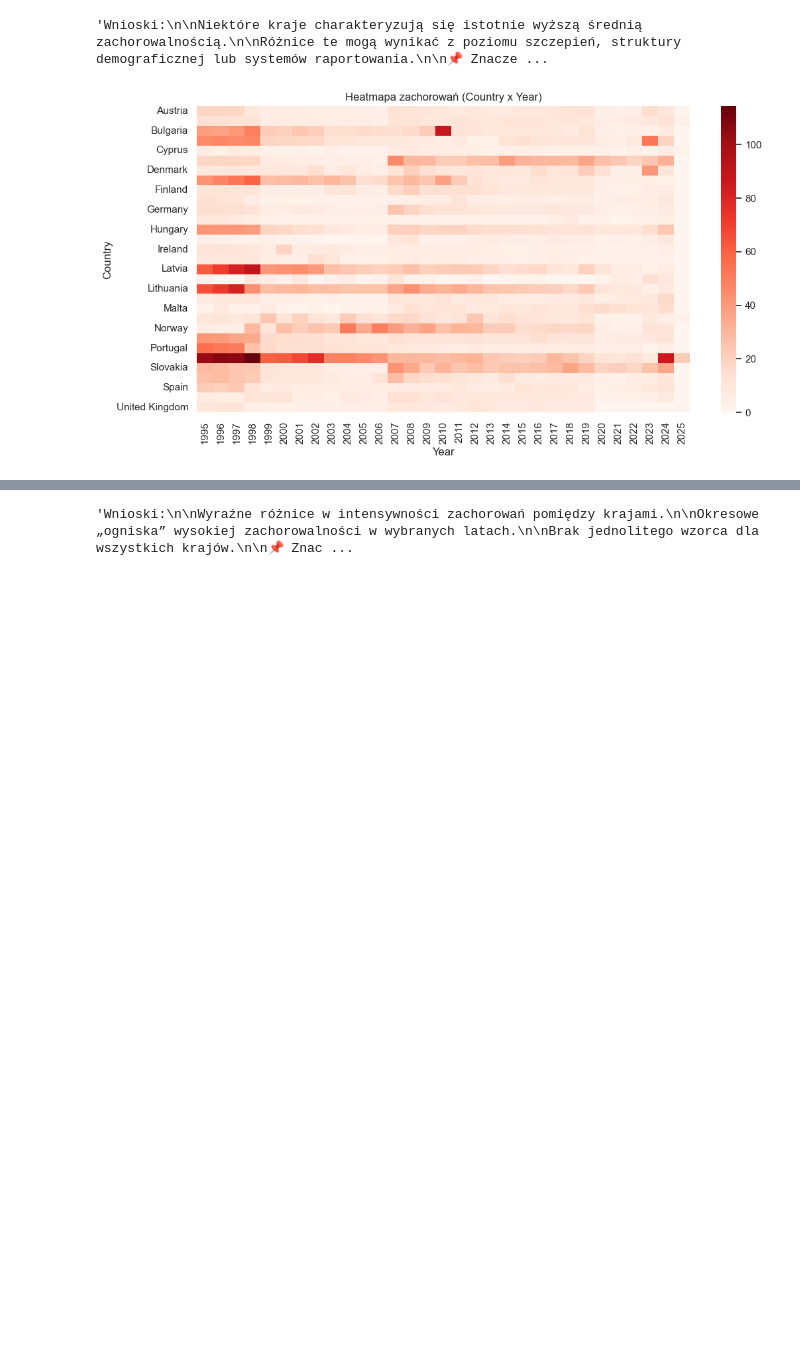
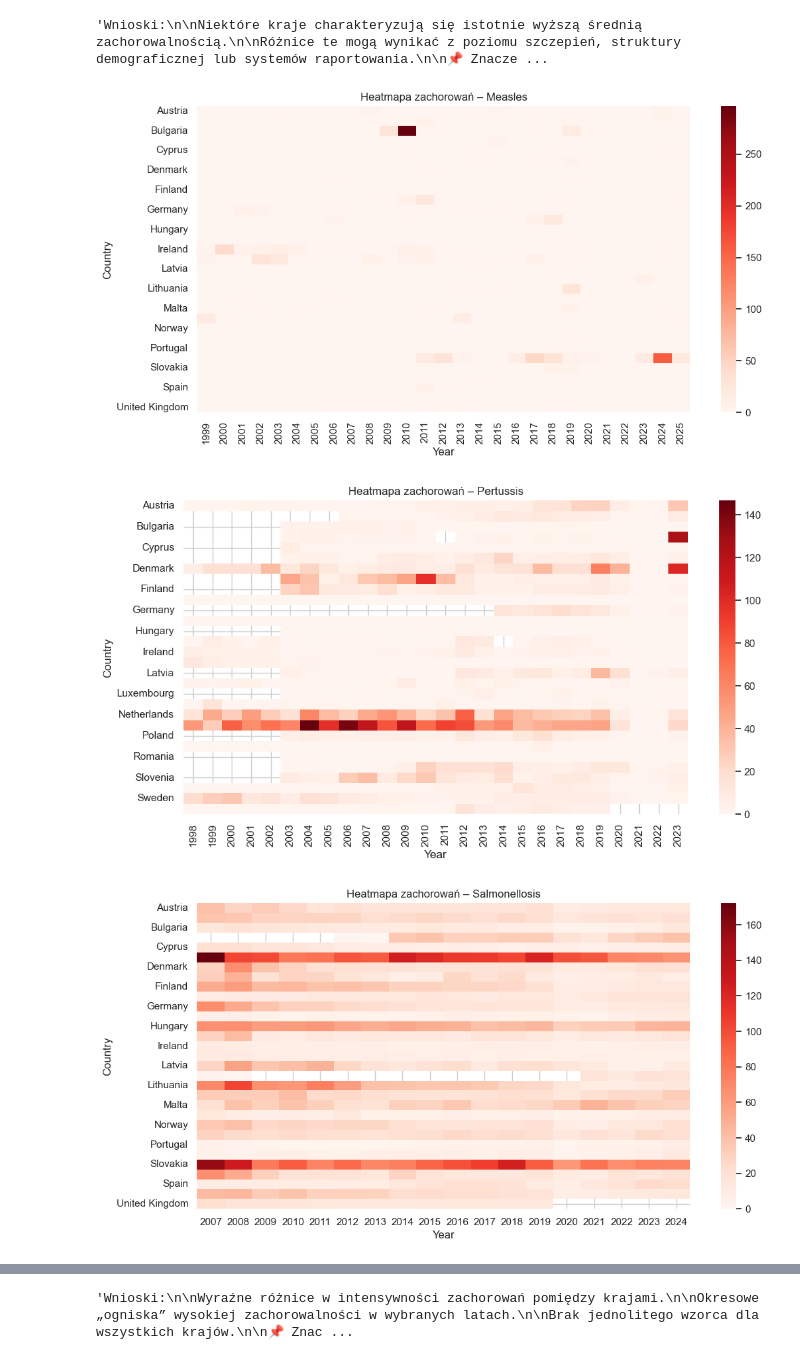
Before and after one commit to Baartek57548/ProjektChorobyZakazne, a Jupyter notebook: data_works/trends.ipynb, the cells around one changed output, grey strips where cells are left out. Drawn from its saved outputs; the diff is of its cells as text; code cells hidden in the pictures; blank space fills up the shorter version.

```diff
--- a/data_works/trends.ipynb
+++ b/data_works/trends.ipynb
@@ -102,0 +107,12 @@ plt.show()
+# %%
+for disease in diseases:
+    plt.figure(figsize=(8,4))
+    sns.stripplot(
+        data=df[df["Disease"] == disease],
+        x="Incidence",
+        jitter=True,
+        alpha=0.6
+    )
+    plt.title(f"Obserwacje indywidualne – {disease}")
+    plt.xlabel("Incidence")
+    plt.show()
@@ -110,0 +171,13 @@ plt.show()
+# %%
+#sezonowosc dane roczne
+for disease in diseases:
+    plt.figure(figsize=(10,4))
+    sns.lineplot(
+        data=df[df["Disease"] == disease],
+        x="Year",
+        y="Incidence",
+        estimator="mean"
+    )
+    plt.title(f"Cykliczność wieloletnia – {disease}")
+    plt.ylabel("Średnia Incidence")
+    plt.show()
@@ -177,15 +255,19 @@ Porównania między krajami pozwalają identyfikować obszary podwyższonego ryz
 # %% [output]
 'Wnioski:\n\nNiektóre kraje charakteryzują się istotnie wyższą średnią zachorowalnością.\n\nRóżnice te mogą wynikać z poziomu szczepień, struktury demograficznej lub systemów raportowania.\n\n📌 Znacze ...
 # %%
-pivot = df.pivot_table(
-    values="Incidence",
-    index="Country",
-    columns="Year",
-    aggfunc="mean"
-)
+for disease in diseases:
+    pivot = df[df["Disease"] == disease].pivot_table(
+        values="Incidence",
+        index="Country",
+        columns="Year",
+        aggfunc="mean"
+    )
 
-sns.heatmap(pivot, cmap="Reds")
-plt.title("Heatmapa zachorowań (Country x Year)")
-plt.show()
+    plt.figure(figsize=(12,6))
+    sns.heatmap(pivot, cmap="Reds")
+    plt.title(f"Heatmapa zachorowań – {disease}")
+    plt.show()
 # %% [output]
-[figure, old version]
+[figure, new version]
+[figure, added]
+[figure, added]
```
Also changed, not shown: parts of 9 cells of this notebook, 2 other files.
